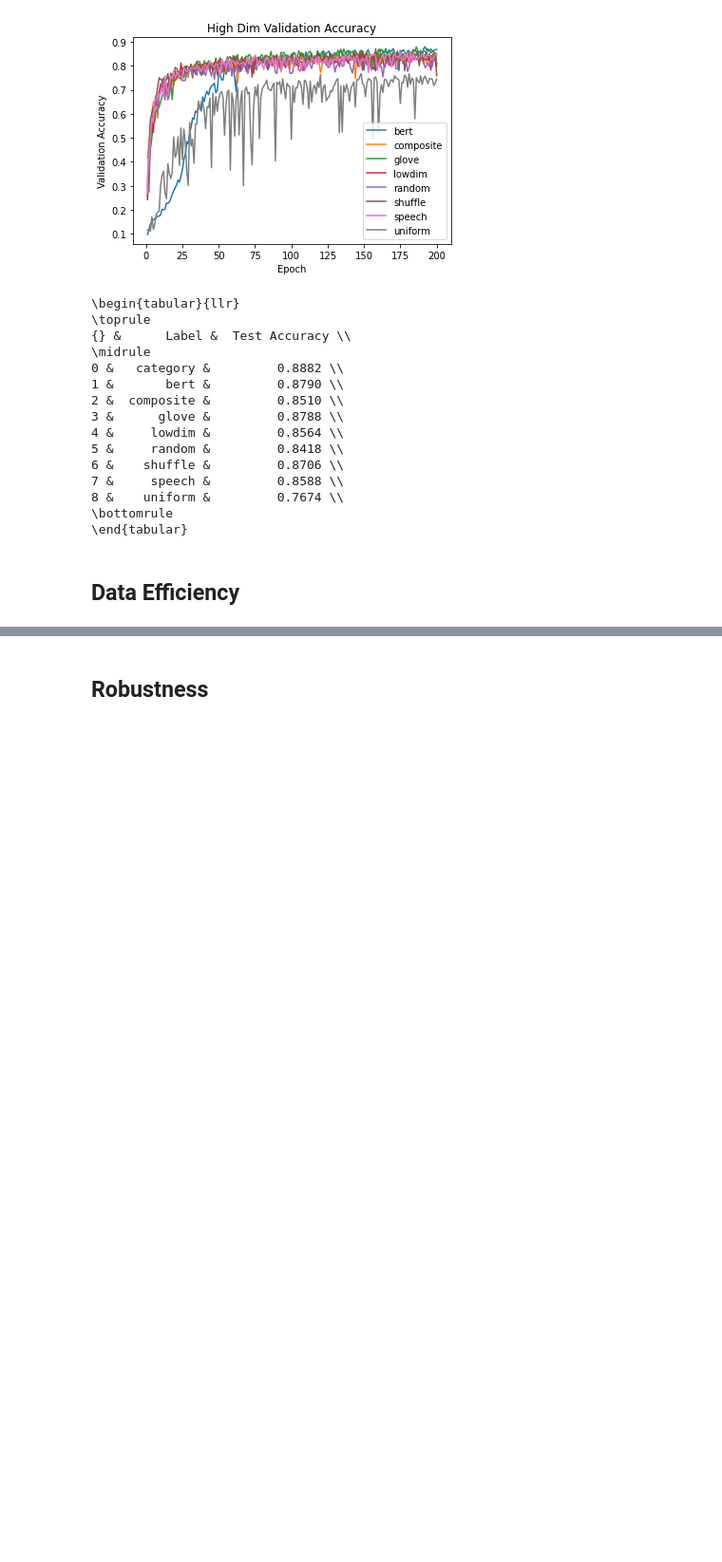
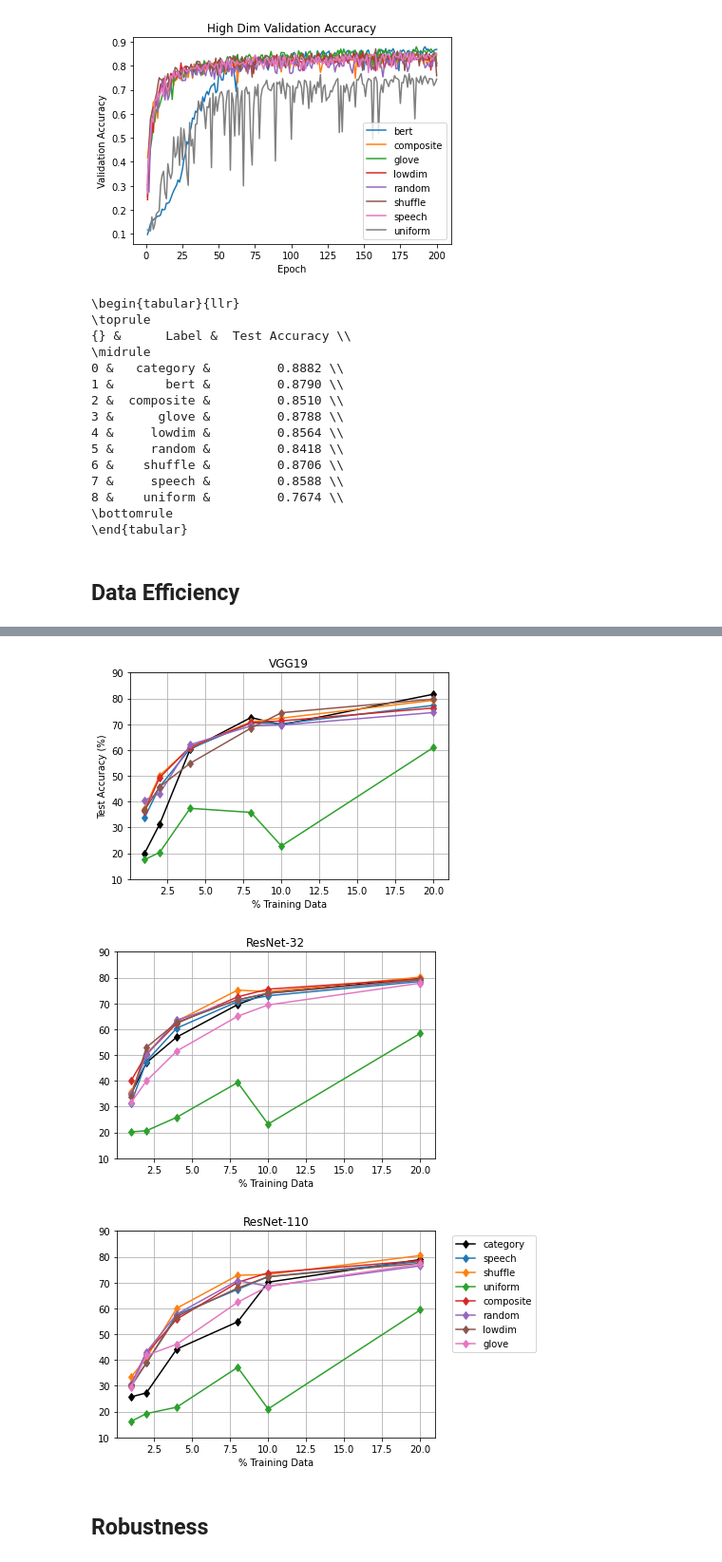
Before and after one commit to cdu890/robust_labels, a Jupyter notebook: plots.ipynb, the cells around one changed output, grey strips where cells are left out. Shown at 95% size. Cells and saved outputs as stored; diff of their text form; code cells hidden in the pictures; blank space fills up the shorter version.

Commit message:
Add experiment files

```diff
--- a/plots.ipynb
+++ b/plots.ipynb
@@ -9,5 +9,5 @@ Mounted at /gdrive
 # %%
-root = '/gdrive/MyDrive/cifar10_resnet/original/label_representations'
+root = '/gdrive/MyDrive/deep_learning_sys/label_representations'
 os.chdir(root)
 # %%
 output = root + '/outputs/'
@@ -110,3 +110,7 @@ print(test_acc.to_latex())
 \end{tabular}
 # %% [markdown]
 ## Data Efficiency
+# %%
+folder_vgg19 = root + '/outputs_vgg19/data_experiments/'
+results_vgg19 = glob.glob(folder_vgg19 + '*.csv')
+results_vgg19
@@ -144,3 +140,62 @@ Text(0, 0.5, 'Test Accuracy (%)')
+# %%
+for exp in results_vgg19:
+  if 'bert' in exp:
+    continue
+  name = exp.split('/')[-1].split('_')[3]
+  acc = pd.read_csv(exp, header=0)
+
+  if name == "category":
+    plt.plot(acc['Data Level'], acc['Test Acc'] * 100, label=name, marker='d', color='black')
+  else:
+    plt.plot(acc['Data Level'], acc['Test Acc'] * 100, label=name, marker='d')
+
+plt.grid()
+plt.title('VGG19')
+plt.ylim([10,90])
+plt.xlabel("% Training Data")
+plt.ylabel("Test Accuracy (%)")
+plt.show()
+
+for exp in results:
+  if 'bert' in exp:
+    continue
+  name = exp.split('/')[-1].split('_')[3]
+  acc = pd.read_csv(exp, header=0)
+
+  acc = acc[acc['Model'] == 'resnet32']
+  if name == "category":
+    plt.plot(acc['Data Level'], acc['Test Acc'] * 100, label=name, marker='d', color='black')
+  else:
+    plt.plot(acc['Data Level'], acc['Test Acc'] * 100, label=name, marker='d')
+
+plt.grid()
+plt.title('ResNet-32')
+plt.xlabel("% Training Data")
+plt.ylim([10,90])
+plt.show()
+
+for exp in results:
+  if 'bert' in exp:
+    continue
+  name = exp.split('/')[-1].split('_')[3]
+  acc = pd.read_csv(exp, header=0)
+
+  acc = acc[acc['Model'] == 'resnet110']
+  if name == "category":
+    plt.plot(acc['Data Level'], acc['Test Acc'] * 100, label=name, marker='d', color='black')
+  else:
+    plt.plot(acc['Data Level'], acc['Test Acc'] * 100, label=name, marker='d')
+
+plt.grid()
+plt.title('ResNet-110')
+plt.legend(bbox_to_anchor=(1.04,1), loc="upper left")
+plt.ylim([10,90])
+plt.xlabel("% Training Data")
+plt.show()
+# %% [output]
+[figure, added]
+[figure, added]
+[figure, added]
 # %% [markdown]
 ## Robustness
 # %%
```
Also changed, not shown: parts of 22 cells of this notebook, 3 other files.
